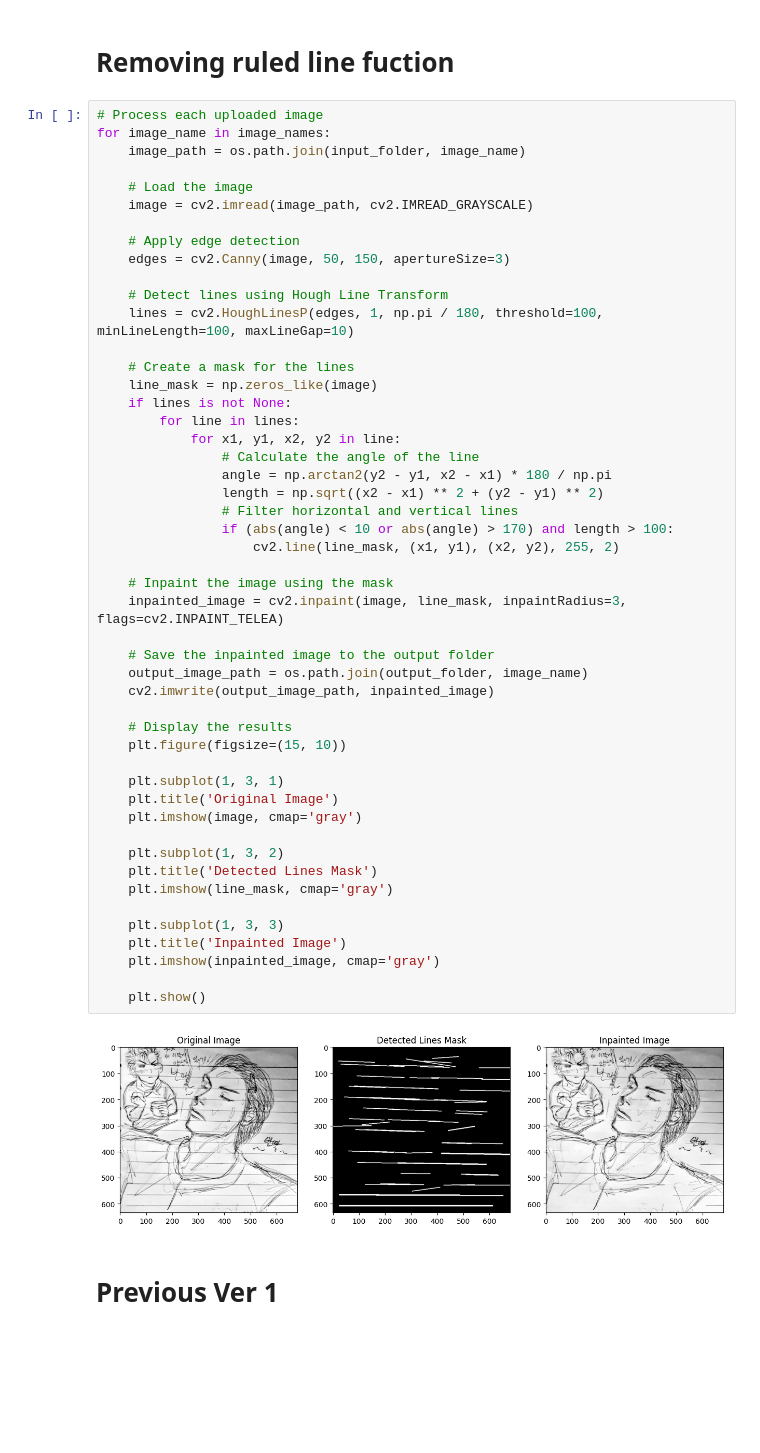
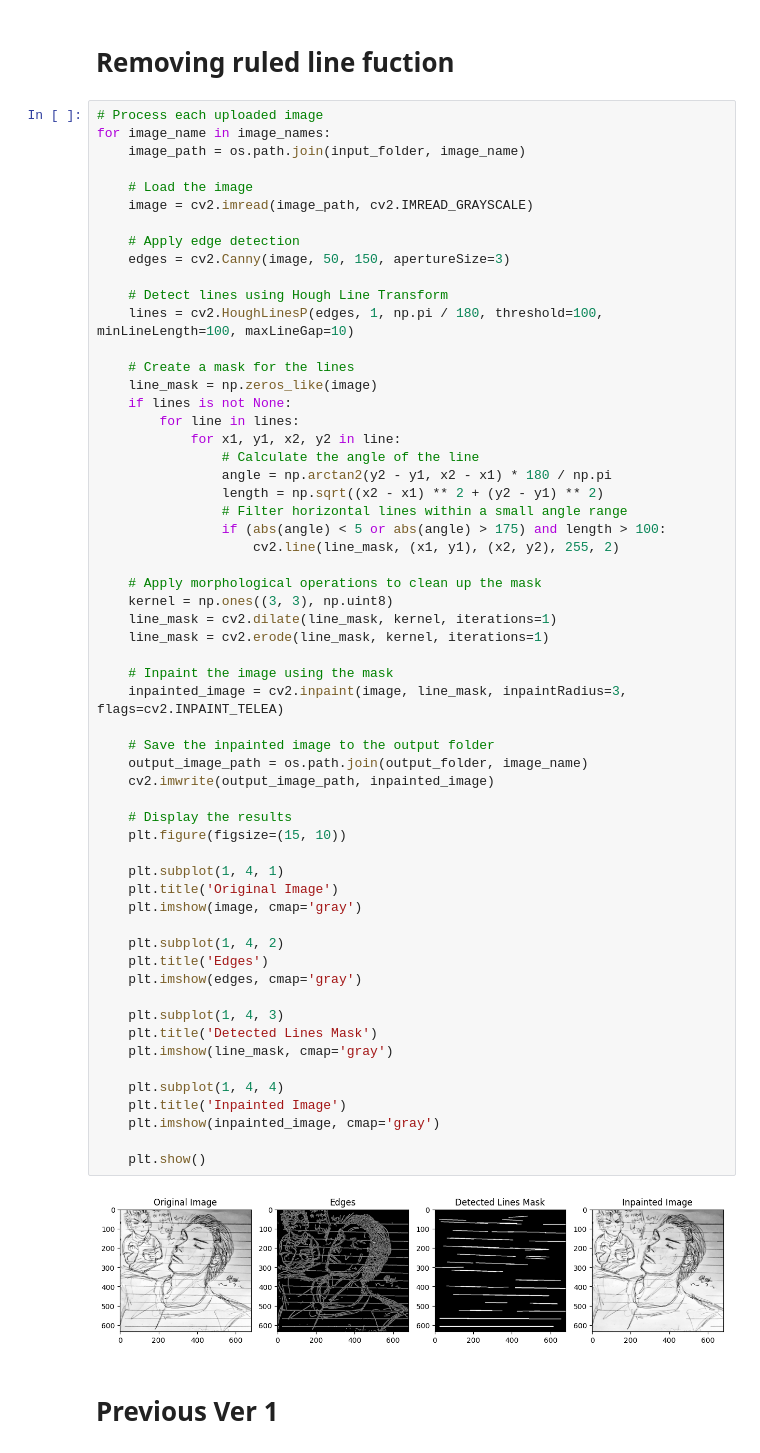
Before and after one commit to KimbaRiRi/automation-script, a Jupyter notebook: RuledLinesRemover/Ruled_line_removal.ipynb, the cells around one changed output. Cells and saved outputs as stored; diff of their text form; blank space fills up the shorter version.

```diff
--- a/RuledLinesRemover/Ruled_line_removal.ipynb
+++ b/RuledLinesRemover/Ruled_line_removal.ipynb
@@ -120,39 +120,48 @@ for image_name in image_names:
     line_mask = np.zeros_like(image)
     if lines is not None:
         for line in lines:
             for x1, y1, x2, y2 in line:
                 # Calculate the angle of the line
                 angle = np.arctan2(y2 - y1, x2 - x1) * 180 / np.pi
                 length = np.sqrt((x2 - x1) ** 2 + (y2 - y1) ** 2)
-                # Filter horizontal and vertical lines
-                if (abs(angle) < 10 or abs(angle) > 170) and length > 100:
+                # Filter horizontal lines within a small angle range
+                if (abs(angle) < 5 or abs(angle) > 175) and length > 100:
                     cv2.line(line_mask, (x1, y1), (x2, y2), 255, 2)
+
+    # Apply morphological operations to clean up the mask
+    kernel = np.ones((3, 3), np.uint8)
+    line_mask = cv2.dilate(line_mask, kernel, iterations=1)
+    line_mask = cv2.erode(line_mask, kernel, iterations=1)
 
     # Inpaint the image using the mask
     inpainted_image = cv2.inpaint(image, line_mask, inpaintRadius=3, flags=cv2.INPAINT_TELEA)
 
     # Save the inpainted image to the output folder
     output_image_path = os.path.join(output_folder, image_name)
     cv2.imwrite(output_image_path, inpainted_image)
 
     # Display the results
     plt.figure(figsize=(15, 10))
 
-    plt.subplot(1, 3, 1)
+    plt.subplot(1, 4, 1)
     plt.title('Original Image')
     plt.imshow(image, cmap='gray')
 
-    plt.subplot(1, 3, 2)
+    plt.subplot(1, 4, 2)
+    plt.title('Edges')
+    plt.imshow(edges, cmap='gray')
+
+    plt.subplot(1, 4, 3)
     plt.title('Detected Lines Mask')
     plt.imshow(line_mask, cmap='gray')
 
-    plt.subplot(1, 3, 3)
+    plt.subplot(1, 4, 4)
     plt.title('Inpainted Image')
     plt.imshow(inpainted_image, cmap='gray')
 
     plt.show()
 # %% [output]
-[figure, old version]
+[figure, new version]
 # %% [markdown]
 # Previous Ver 1
 # %%
```
